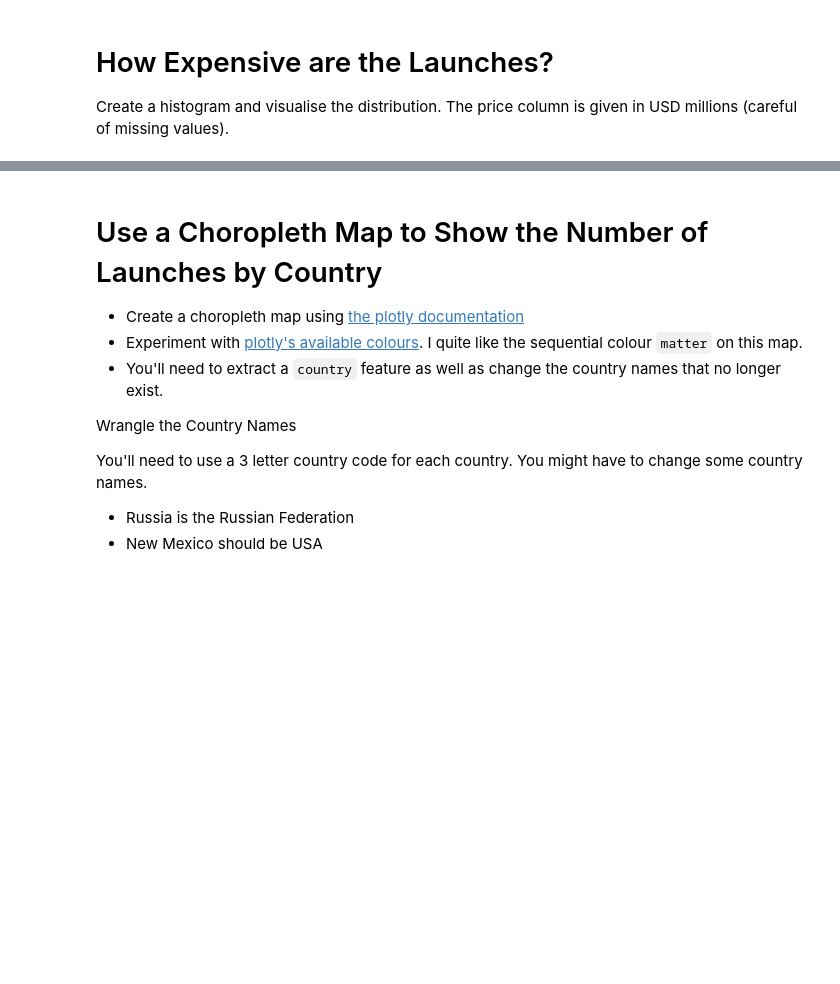
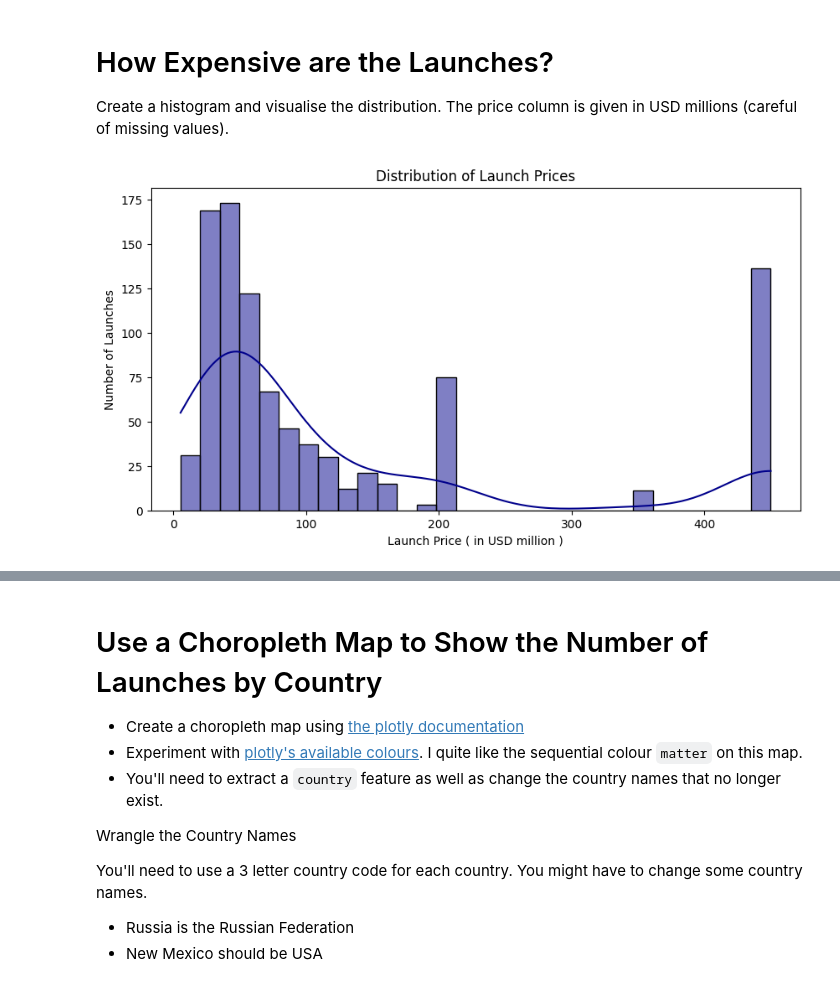
Before and after one commit to pyro-tarzan/space-mission-analysis, a Jupyter notebook: space_missions_analysis.ipynb, the cells around one changed output, grey strips where cells are left out. Saved outputs shown, nothing was run; the diff lists cells and outputs as text; code cells hidden in the pictures; blank space fills up the shorter version.

```diff
--- a/space_missions_analysis.ipynb
+++ b/space_missions_analysis.ipynb
@@ -122,17 +122,32 @@ Data columns (total 9 columns):
 dtypes: int64(2), object(7)
 memory usage: 304.2+ KB
 None
+# %%
+def parse_dates(date_str):
+    date_format = [
+        "%a %b %d, %Y %H:%M %Z",
+        "%a %b %d, %Y"
+    ]
+
+    for fmt in date_format:
+        try:
+            return pd.to_datetime(date_str, format=fmt, utc=True)
+        except ValueError:
+            continue
+    return pd.NaT
 # %%
-print("Is Null Values:\n", df_data.isnull().sum())
-print("Duplicates", df_data.duplicated().sum())
+# print("Is Null Values:\n", df_data.isnull().sum())
+# print("Duplicates", df_data.duplicated().sum())
 
 cleaned_df = df_data.drop(columns=['Unnamed: 0', 'Unnamed: 0.1'])
+cleaned_df["Date"] = cleaned_df["Date"].apply(parse_dates)
+
 cleaned_df["Price"] = pd.to_numeric(cleaned_df["Price"], errors='coerce').astype("float64")
 cleaned_df = cleaned_df.dropna(subset=['Price'])
 
 cleaned_df = cleaned_df.drop_duplicates()
-print("Duplicates", cleaned_df.duplicated().sum())
+# print("Duplicates", cleaned_df.duplicated().sum())
 
 print(cleaned_df.info())
-print(f"Missing values {cleaned_df.isnull().sum()}")
+# print(f"Missing values {cleaned_df.isnull().sum()}")
 # %% [output]
@@ -276,3 +289,18 @@ plt.show()
 # How Expensive are the Launches?
 
 Create a histogram and visualise the distribution. The price column is given in USD millions (careful of missing values).
+# %%
+plt.figure(figsize=(10, 5))
+sns.histplot(
+    cleaned_df['Price'],
+    bins=30,
+    kde=True,
+    color='darkblue'
+)
+plt.xlabel("Launch Price ( in USD million )")
+plt.ylabel("Number of Launches")
+plt.title("Distribution of Launch Prices")
+
+plt.show()
+# %% [output]
+[figure, added]
```
Also changed, not shown: parts of 14 cells of this notebook, 1 other file.
